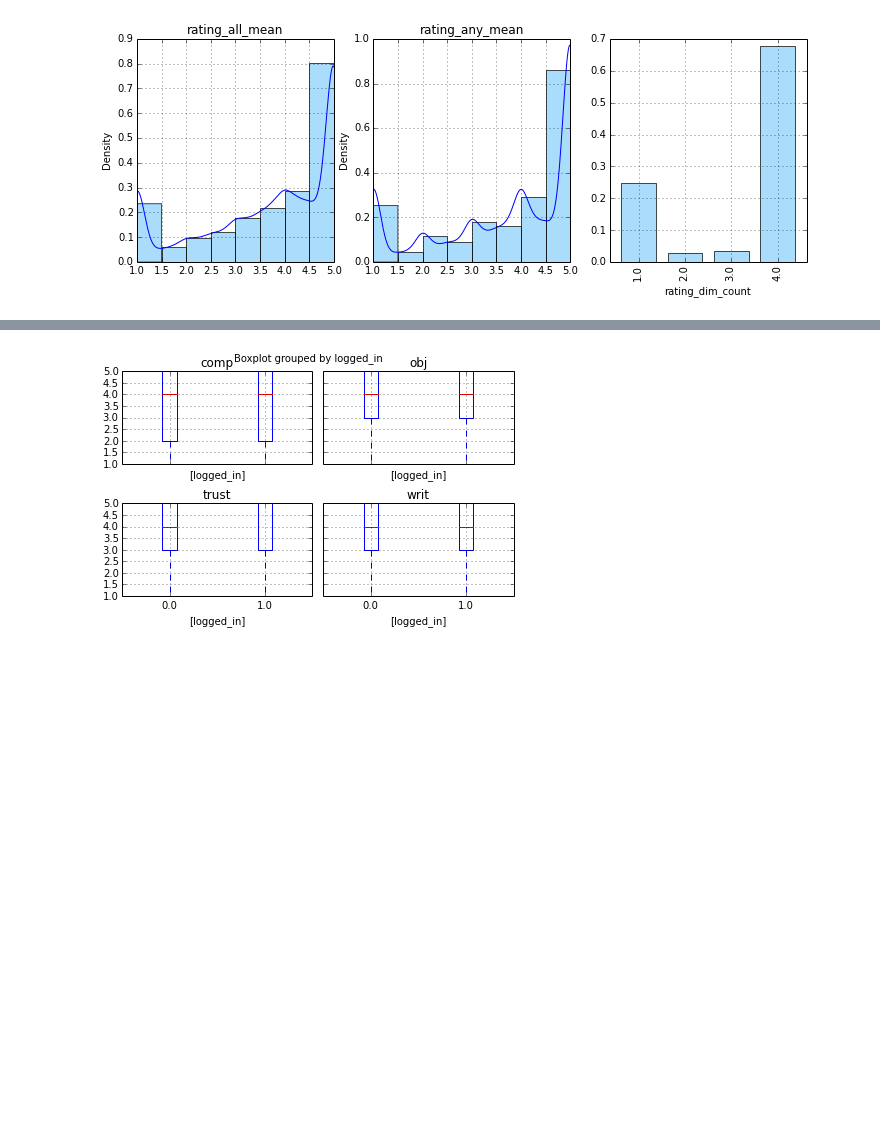
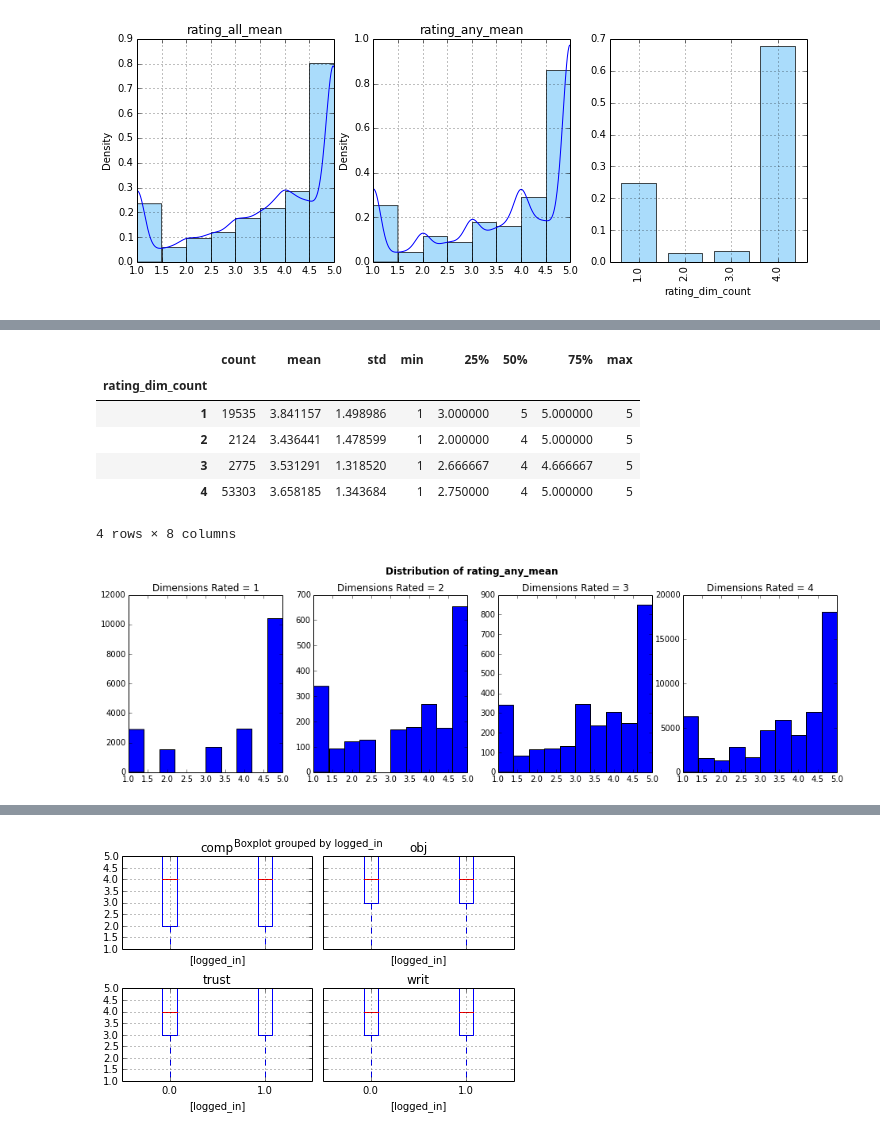
Before and after one commit to bkfunk/rating_wiki, a Jupyter notebook: Explore Ratings.ipynb, the cells around one changed output, grey strips where cells are left out. Cells and saved outputs as stored; diff of their text form; code cells hidden in the pictures; blank space fills up the shorter version.

```diff
--- a/Explore Ratings.ipynb
+++ b/Explore Ratings.ipynb
@@ -204,8 +254,8 @@ ax.set_xlabel('Ratings per version')
 fig, axes = plt.subplots(nrows=1, ncols=3, figsize=(15,5))
 
 for i, section, title in [(0, rpv, 'All Pages'),
-                (1, rpv.iloc[-100:], 'Highest RPV'),
-                (2, rpv.iloc[0:-100], 'Lowest RPV')] :
+                (1, rpv.iloc[-100:], 'Pages w/ Highest RPV'),
+                (2, rpv.iloc[0:-100], 'Pages w/ Lowest RPV')] :
     section.hist(ax=axes[i],
            normed=True,
            bins=math.sqrt(section.count()),
@@ -216,5 +266,6 @@ for i, section, title in [(0, rpv, 'All Pages'),
                  xlim=(section.min(), section.max()),
                  title="%s (N=%d)" % (title, section.count()))
 
+fig.suptitle("Distribution of Ratings-Per-Version-Rated per Page")
 #fig.tight_layout()
 # %% [output]
@@ -267,0 +317,22 @@ ax = df.boxplot('rating_any_mean', by='rating_dim_count', figsize=(5,5))
+# %%
+bins = [1,1.5,2,2.5,3,3.5,4,4.5,5]
+fig, axes = plt.subplots(nrows=1, ncols=4, figsize=(16, 4))
+
+for i, d in enumerate([1,2,3,4]):
+    axes[i].hist(df[df.rating_dim_count==d].rating_any_mean.values, normed=False)
+    axes[i].set_title("Dimensions Rated = %d" % d)
+
+fig.suptitle('Distribution of rating_any_mean',
+             size='large', weight='bold', va='bottom')
+
+# Output description
+df.groupby('rating_dim_count').rating_any_mean.describe().unstack()
+# %% [output]
+|  | count | mean | std | min | 25% | 50% | 75% | max |
+| rating_dim_count |  |  |  |  |  |  |  |  |
+| 1 | 19535 | 3.841157 | 1.498986 | 1 | 3.000000 | 5 | 5.000000 | 5 |
+| 2 | 2124 | 3.436441 | 1.478599 | 1 | 2.000000 | 4 | 5.000000 | 5 |
+| 3 | 2775 | 3.531291 | 1.318520 | 1 | 2.666667 | 4 | 4.666667 | 5 |
+| 4 | 53303 | 3.658185 | 1.343684 | 1 | 2.750000 | 4 | 5.000000 | 5 |
+4 rows × 8 columns
+[figure, added]
```
Also changed, not shown: parts of 40 cells of this notebook.
